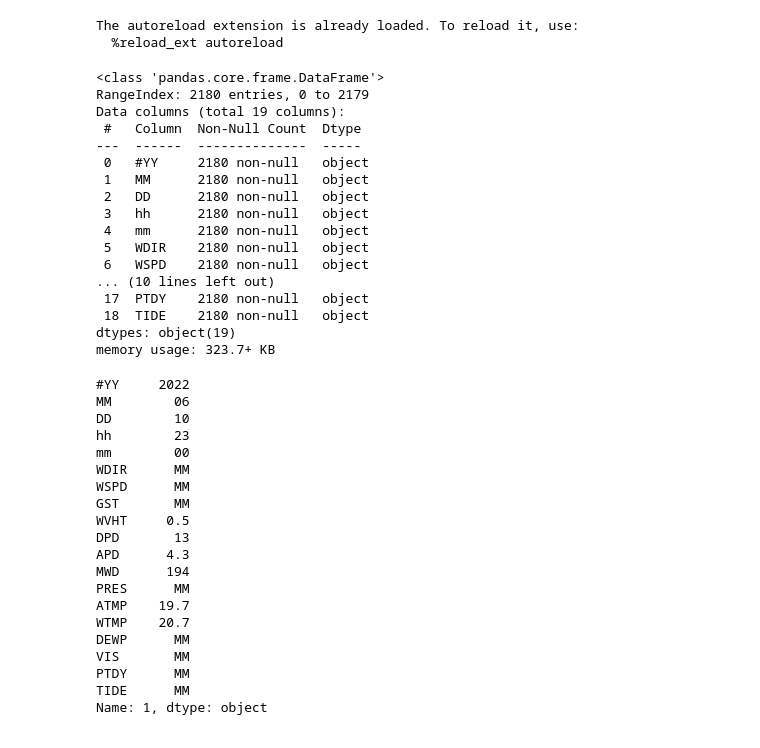
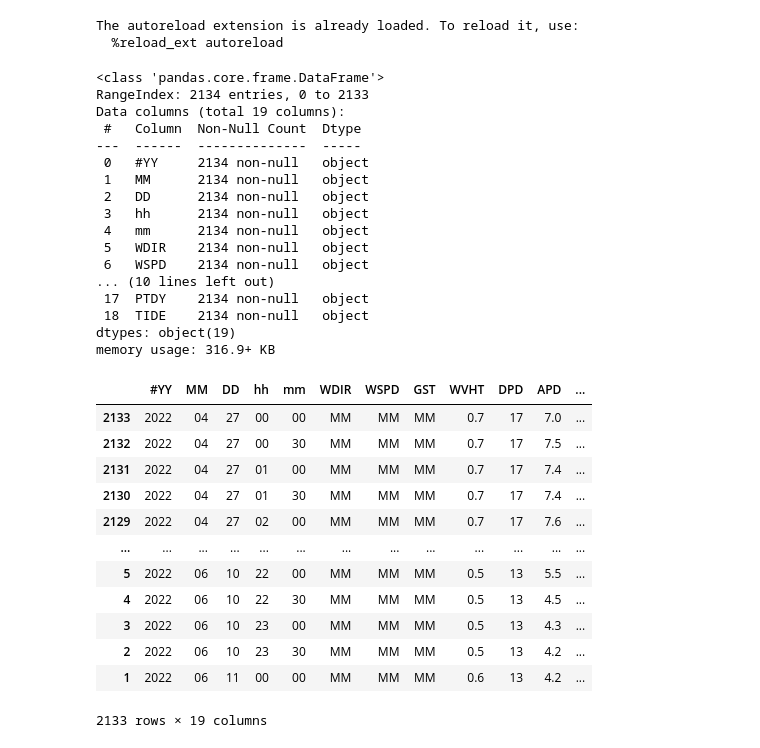
Before and after one commit to DanielCaoSilva/GaussProcesses, a Jupyter notebook: realTimeRegressionV1.ipynb, the cells around one changed output. Cells and saved outputs as stored; diff of their text form; code cells hidden in the pictures.

```diff
--- a/realTimeRegressionV1.ipynb
+++ b/realTimeRegressionV1.ipynb
@@ -14,44 +16,45 @@ The autoreload extension is already loaded. To reload it, use:
 # %%
 df = pd.read_csv("https://www.ndbc.noaa.gov/data/realtime2/46268.txt",delim_whitespace=True)
 df.info()
+
+df.drop(index=df.index[0],
+        axis=0,
+        inplace=True)
 # %% [output]
 <class 'pandas.core.frame.DataFrame'>
-RangeIndex: 2180 entries, 0 to 2179
+RangeIndex: 2134 entries, 0 to 2133
 Data columns (total 19 columns):
  #   Column  Non-Null Count  Dtype
 ---  ------  --------------  -----
- 0   #YY     2180 non-null   object
- 1   MM      2180 non-null   object
- 2   DD      2180 non-null   object
- 3   hh      2180 non-null   object
- 4   mm      2180 non-null   object
- 5   WDIR    2180 non-null   object
- 6   WSPD    2180 non-null   object
+ 0   #YY     2134 non-null   object
+ 1   MM      2134 non-null   object
+ 2   DD      2134 non-null   object
+ 3   hh      2134 non-null   object
+ 4   mm      2134 non-null   object
+ 5   WDIR    2134 non-null   object
+ 6   WSPD    2134 non-null   object
 ... (10 lines left out)
- 17  PTDY    2180 non-null   object
- 18  TIDE    2180 non-null   object
+ 17  PTDY    2134 non-null   object
+ 18  TIDE    2134 non-null   object
 dtypes: object(19)
-memory usage: 323.7+ KB
+memory usage: 316.9+ KB
+# %%
+df['WVHT'] = df['WVHT'].astype(float)
+# %%
+df = df.reindex(index=df.index[::-1])
 # %%
-df.iloc[1,:]
+df
 # %% [output]
+|  | #YY | MM | DD | hh | mm | WDIR | WSPD | GST | WVHT | DPD | APD | ... |
+| 2133 | 2022 | 04 | 27 | 00 | 00 | MM | MM | MM | 0.7 | 17 | 7.0 | ... |
+| 2132 | 2022 | 04 | 27 | 00 | 30 | MM | MM | MM | 0.7 | 17 | 7.5 | ... |
+| 2131 | 2022 | 04 | 27 | 01 | 00 | MM | MM | MM | 0.7 | 17 | 7.4 | ... |
+| 2130 | 2022 | 04 | 27 | 01 | 30 | MM | MM | MM | 0.7 | 17 | 7.4 | ... |
+| 2129 | 2022 | 04 | 27 | 02 | 00 | MM | MM | MM | 0.7 | 17 | 7.6 | ... |
+| ... | ... | ... | ... | ... | ... | ... | ... | ... | ... | ... | ... | ... |
+| 5 | 2022 | 06 | 10 | 22 | 00 | MM | MM | MM | 0.5 | 13 | 5.5 | ... |
+| 4 | 2022 | 06 | 10 | 22 | 30 | MM | MM | MM | 0.5 | 13 | 4.5 | ... |
+| 3 | 2022 | 06 | 10 | 23 | 00 | MM | MM | MM | 0.5 | 13 | 4.3 | ... |
+| 2 | 2022 | 06 | 10 | 23 | 30 | MM | MM | MM | 0.5 | 13 | 4.2 | ... |
+| 1 | 2022 | 06 | 11 | 00 | 00 | MM | MM | MM | 0.6 | 13 | 4.2 | ... |
-#YY     2022
-MM        06
-DD        10
-hh        23
-mm        00
-WDIR      MM
-WSPD      MM
-GST       MM
-WVHT     0.5
-DPD       13
-APD      4.3
-MWD      194
-PRES      MM
-ATMP    19.7
-WTMP    20.7
-DEWP      MM
-VIS       MM
-PTDY      MM
-TIDE      MM
-Name: 1, dtype: object
+2133 rows × 19 columns
```
Also changed, not shown: parts of 13 cells of this notebook, 1 other file.
